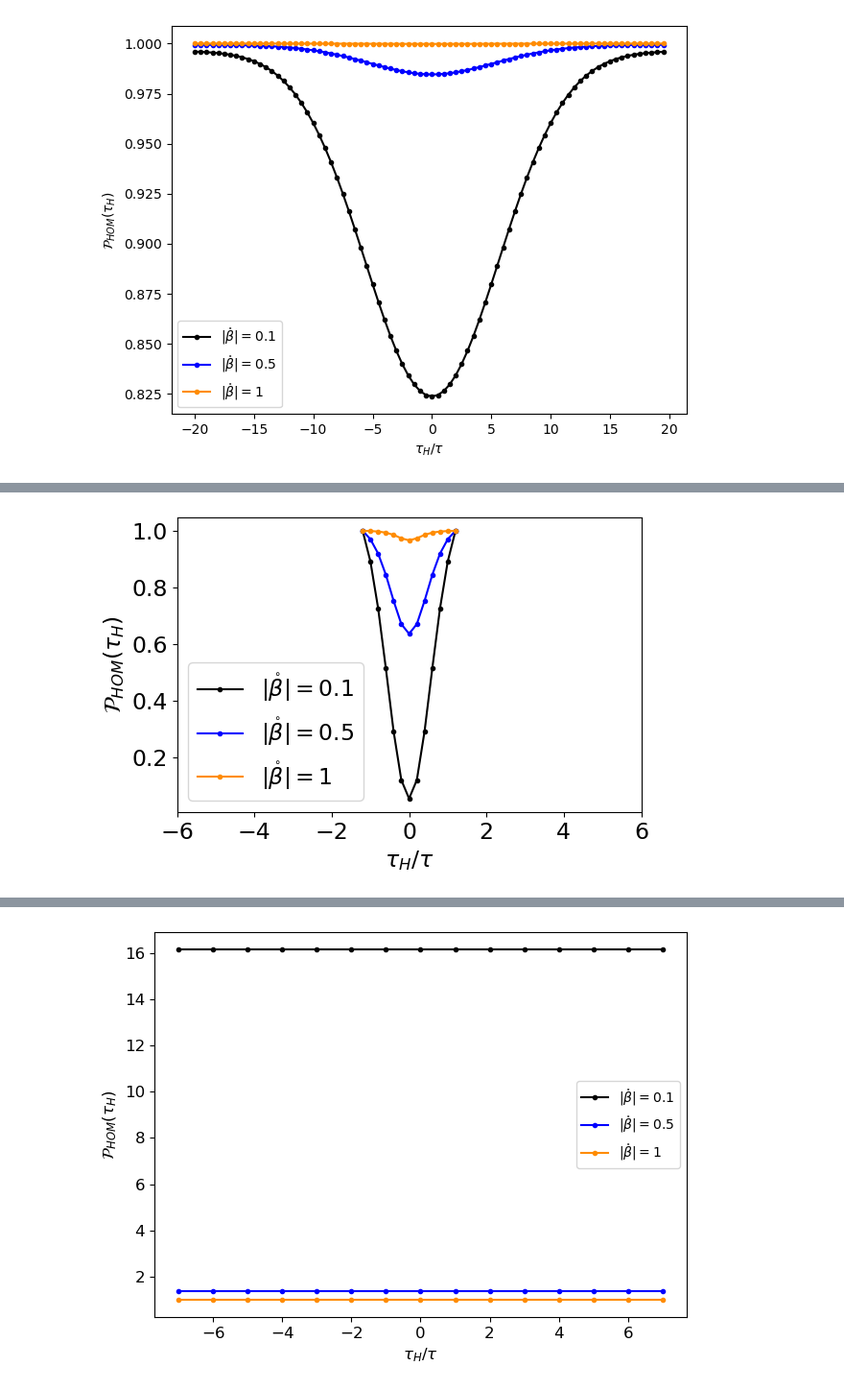
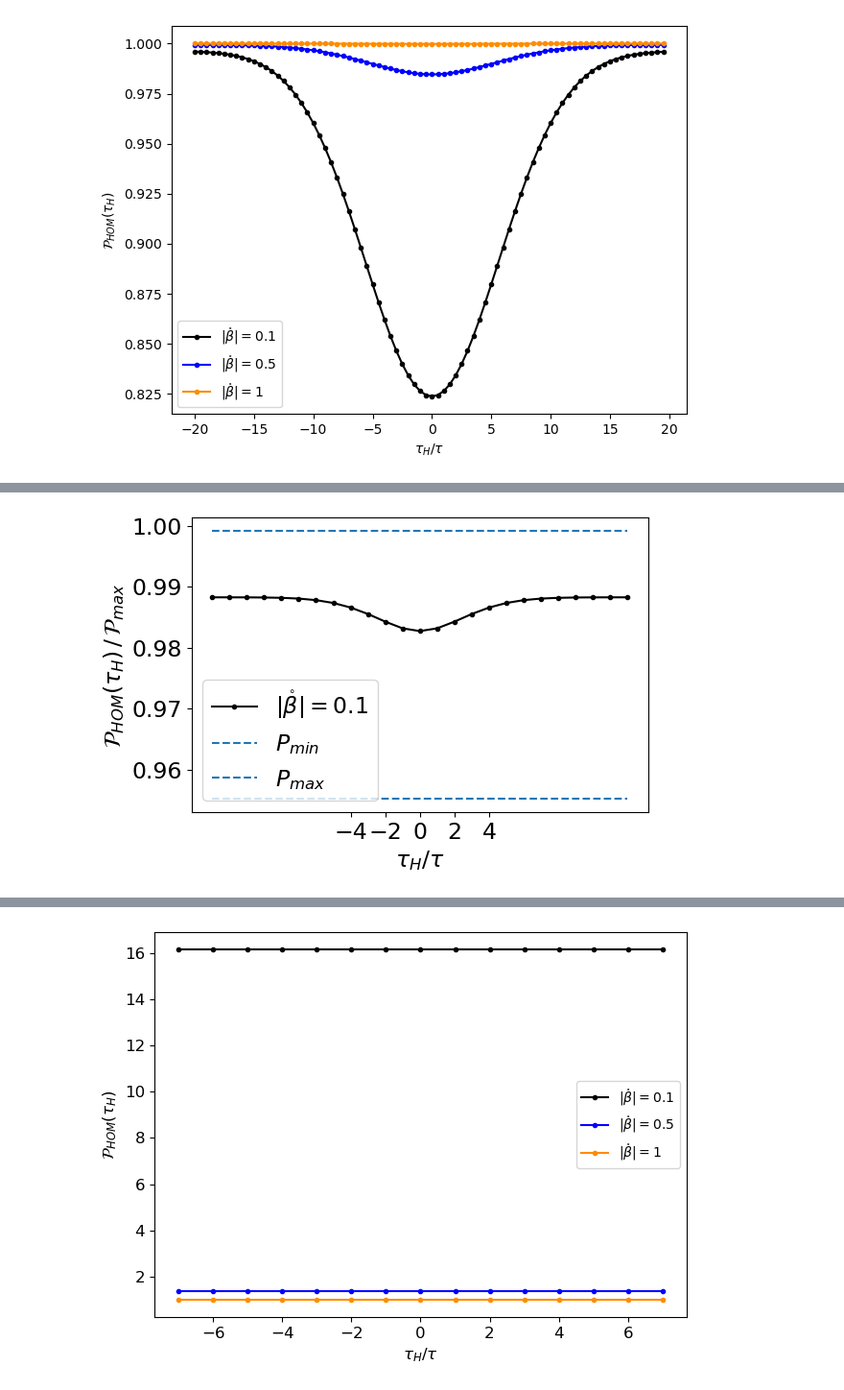
Before and after one commit to JKranias/Whittaker-Shannon-Decomposition, a Jupyter notebook: Whittaker-Shannon_code/Photodetection Paper Plots.ipynb, the cells around one changed output, grey strips where cells are left out. Shown at 96% size. Cells and saved outputs as stored; diff of their text form; code cells hidden in the pictures.

```diff
--- a/Whittaker-Shannon_code/Photodetection Paper Plots.ipynb
+++ b/Whittaker-Shannon_code/Photodetection Paper Plots.ipynb
@@ -7,6 +7,7 @@ plt.rcParams['axes.labelsize'] = fsize
 plt.rcParams['axes.titlesize'] = fsize
 plt.rcParams['xtick.labelsize'] = fsize
 plt.rcParams['ytick.labelsize'] = fsize
+wsize=2
 # %%
 def sinh(A):
 
@@ -1044,20 +1210,23 @@ plt.show()
 # %%
-#using a time window inside the natural coherence time
+#ploting for vertical dg
+ratio = 5
 
-
-
-Tc=0.1
-Tp=1
-fine_param = 5
-klist=range(-6, (6)+1)
+Tp = 1
+Tc = Tp/ ratio
+fine_param = 1
+klist=range(-12 * fine_param, (12 * fine_param)+1)
 
 w1 = 0
 w2 = 10
 
-def rnm_dg_unshifted(n,m,w1,w2):
-    return np.exp( -np.pi * ((n-m)**2) / 4 - ((Tc/Tp)**2) * np.pi * ((n+m)**2) / 4 + 1j*w1*n*np.sqrt(np.pi)*Tc + 1j*w2*m*np.sqrt(np.pi)*Tc)
+#def rnm_dg_unshifted(n,m,w1,w2):
+ #   return np.exp( -np.pi * ((n-m)**2) / 4 - ((Tc/Tp)**2) * np.pi * ((n+m)**2) / 4 + 1j*w1*n*np.sqrt(np.pi)*Tc + 1j*w2*m*np.sqrt(np.pi)*Tc)
 
-def dg_dip(bc):
+
+def rnm_vg_f(n,m,w1,w2):
+    return np.exp( -np.pi * (m**2) / 4 - ((Tc/Tp)**2) * np.pi * (n**2) / 4)
+
+def vg_dip(bc):
 
     Bc = bc
 
@@ -1072,12 +1241,12 @@ def dg_dip(bc):
 
         return Bc / f *np.array(r)
     '''
-    def beta_dg_f(num,k,f):
+    def beta_vg_f(num,k,f):
         r=[]
         for n in range(-num,num):
             row=[]
             for m in range(-num,num):
-                row.append(rnm_dg_unshifted(n/f,(m-k)/f,w1,w1))
+                row.append(rnm_vg_f(n/f,(m-k)/f,w1,w1))
             r.append(row)
 
         return Bc / f *np.array(r)
@@ -1088,7 +1257,7 @@ def dg_dip(bc):
 
     for k in klist:
 
-        B=beta_dg_f(mat_size,k,fine_param)
+        B=beta_vg_f(mat_size,k,fine_param)
 
         U, Q = sc.linalg.polar(B, side = "left")
         detW = np.linalg.det(sech(Q))
@@ -1100,43 +1269,47 @@ def dg_dip(bc):
         LdagL=np.dot(np.transpose(np.conjugate(L)),L)
 
 
         N=np.trace(np.matmul(T,np.transpose(np.conjugate(T))))
 
         Prob = 1+(detW**2)*(1-2/np.sqrt(np.linalg.det(np.identity(len(L))-LdagL)))
         Plist.append(Prob)
 
 
-    B = beta_dg_f(30,0,1)
+    B = beta_vg_f(30,0,1)
     U, Q = sc.linalg.polar(B, side = "left")
     U, P = sc.linalg.polar(B, side = "right")
 
     detW = np.linalg.det(sech(Q))
     tanh2Q = np.matmul(tanh(Q),tanh(Q))
     tanh2P = np.matmul(tanh(P),tanh(P))
     P_min = (1 - detW)**2
-    det_max = np.linalg.det(np.identity(len(Q)) - 0.25*(tanh2Q)) * np.linalg.det(np.identity(len(Q)) - 0.25*(tanh2P))
+    det_max = np.linalg.det(np.identity(len(Q)) - 0.25*(tanh2Q)) * np.linalg.det(np.identity(len(Q)) - 0.25*(tanh2Q))
 
     #P_max equation no longer applies
     #P_max = 1+(detW**2)*(1-2/np.sqrt(det_max))
-    P_max = Plist[0]
+    #P_max = Plist[0]
 
-    return np.real(Plist/P_max)
+    #unnormalized to compare with P max expression
+    P_max = 1.0
 
-Pvals_1 = dg_dip(0.1)
-Pvals_5 = dg_dip(0.5)
-Pvals_10 = dg_dip(1)
+    return np.real(np.array(Plist) / P_max)
+
+Pvals_1 = vg_dip(1)
+
+P_min = (1 - detW)**2
+det_max = np.linalg.det(np.identity(len(Q)) - 0.25*(tanh2Q)) * np.linalg.det(np.identity(len(Q)) - 0.25*(tanh2Q))
+P_max = 1+(detW**2)*(1-2/np.sqrt(det_max))
 
 plt.figure(figsize=(6,4))
 plt.plot(np.array(klist)/fine_param, Pvals_1, color="black", label=r"$|\mathring{\beta}|=0.1$", marker=".")
-plt.plot(np.array(klist)/fine_param, Pvals_5, color="blue", label=r"$|\mathring{\beta}|=0.5$", marker=".")
-plt.plot(np.array(klist)/fine_param, Pvals_10, color="darkorange", label=r"$|\mathring{\beta}|=1$", marker=".")
+plt.hlines(P_min, np.array(klist)[0]/fine_param, np.array(klist)[-1]/fine_param, linestyle="dashed", label="$P_{min}$")
+plt.hlines(P_max, np.array(klist)[0]/fine_param, np.array(klist)[-1]/fine_param, linestyle="dashed", label="$P_{max}$")
 plt.xlabel(r"$\tau_H/\tau$")
-plt.ylabel(r"$\mathcal{P}_{HOM}(\tau_H)$")
-plt.xticks(np.arange(-6,7, step=2))
+plt.ylabel(r"$\mathcal{P}_{HOM}(\tau_H)\,/\,\mathcal{P}_{max}$")
+plt.xticks(np.arange(-4,5, step=2))
 plt.legend(fontsize=fsize)
 #, bbox_to_anchor=(0.45, 0.48)
 plt.tight_layout()
-#plt.savefig("HOM_Dip.pdf")
 plt.show()
 # %% [output]
-[figure, old version]
+[figure, new version]
```
Also changed, not shown: parts of 10 cells of this notebook, 12 other files.
